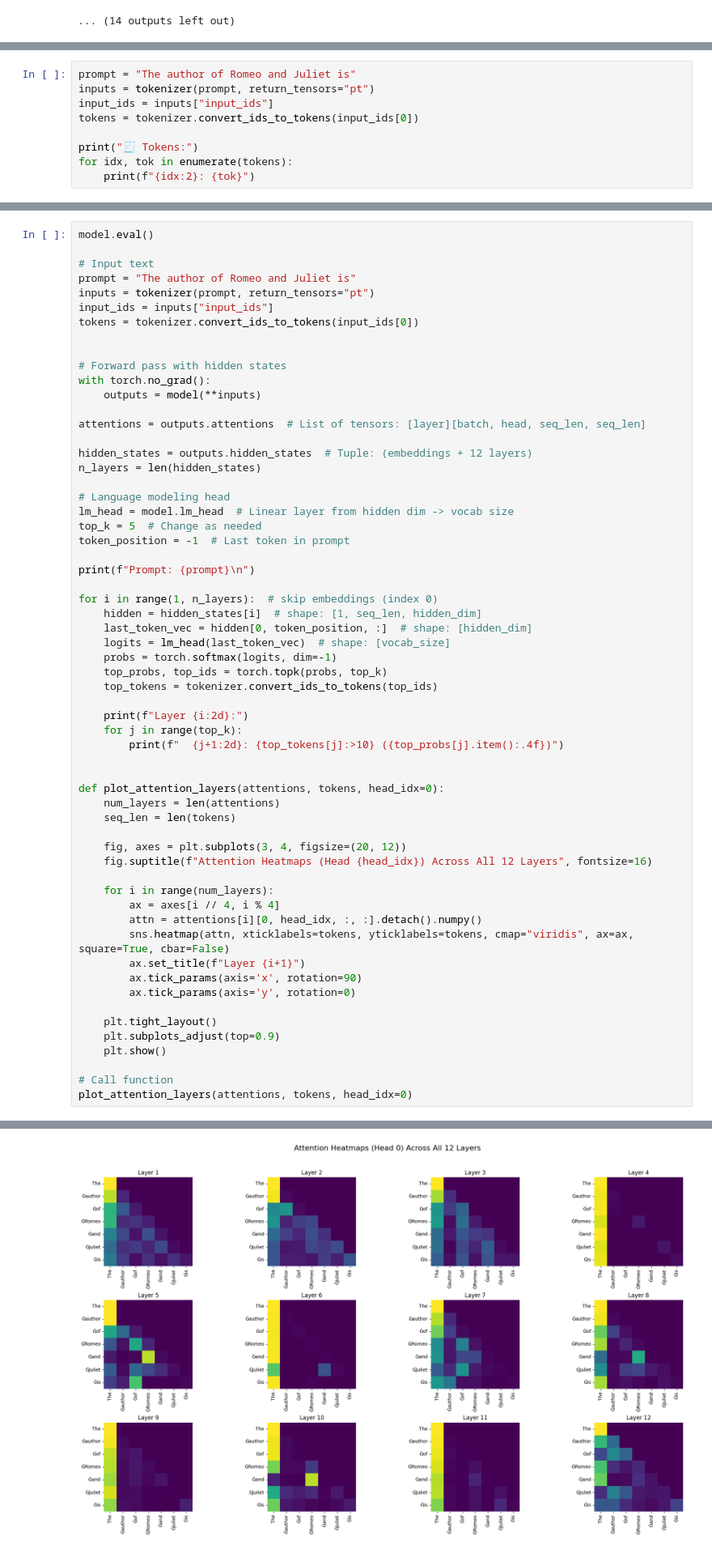
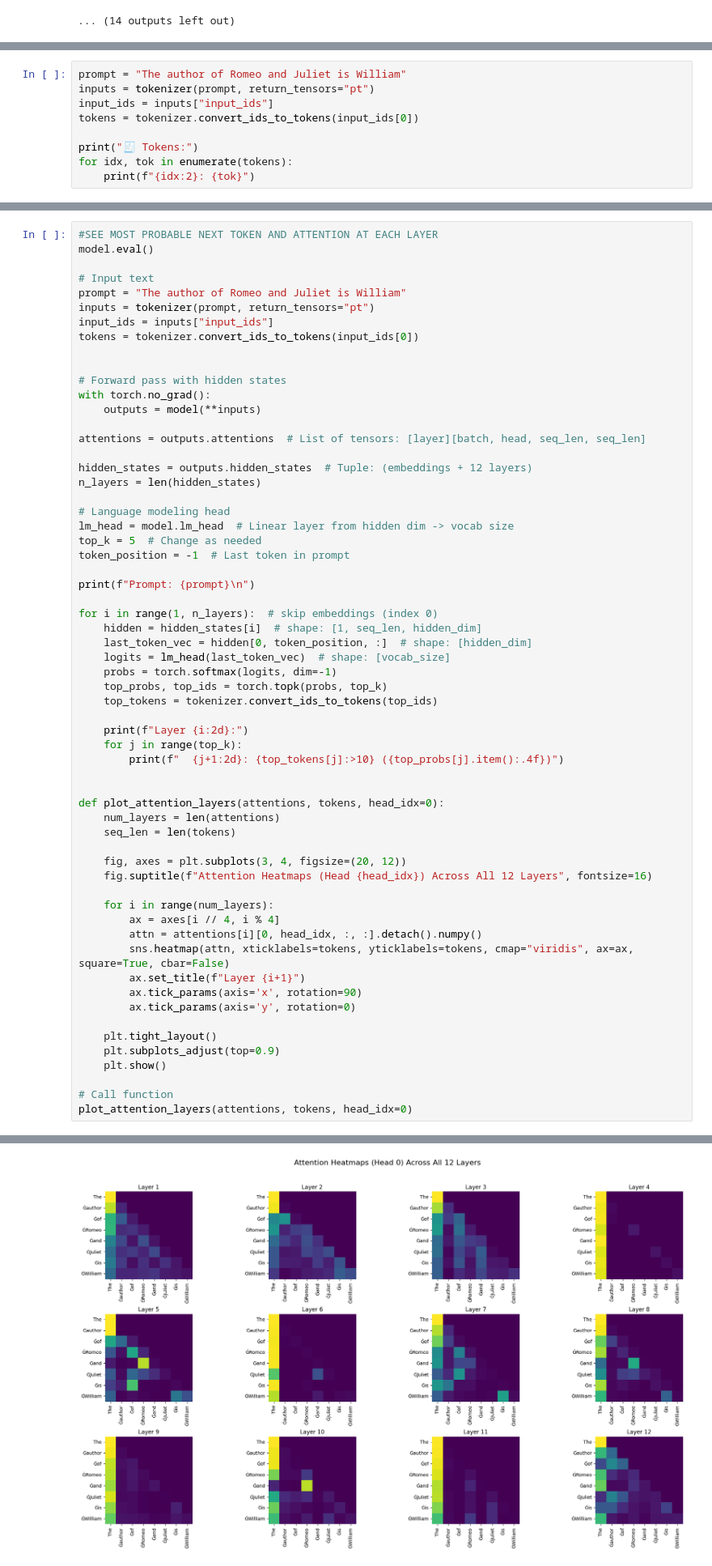
Before and after one commit to miriamzara/LCP_B_GPT2, a Jupyter notebook: prova_angela.ipynb, the cells around one changed output, grey strips where cells are left out. Shown: that part at 81% size. Saved outputs shown, nothing was run; the diff lists cells and outputs as text.

```diff
--- a/prova_angela.ipynb
+++ b/prova_angela.ipynb
@@ -290,7 +290,7 @@ prompts = {
 #        outputs = model(**inputs)
 #        # your embedding analysis here...
 # %%
-prompt = "The author of Romeo and Juliet is"
+prompt = "The author of Romeo and Juliet is William"
 inputs = tokenizer(prompt, return_tensors="pt")
 input_ids = inputs["input_ids"]
 tokens = tokenizer.convert_ids_to_tokens(input_ids[0])
@@ -362,8 +364,9 @@ plot_attention_matrix(attentions, tokens, layer=0, head=0)
 # %%
+#SEE MOST PROBABLE NEXT TOKEN AND ATTENTION AT EACH LAYER
 model.eval()
 
 # Input text
-prompt = "The author of Romeo and Juliet is"
+prompt = "The author of Romeo and Juliet is William"
 inputs = tokenizer(prompt, return_tensors="pt")
 input_ids = inputs["input_ids"]
 tokens = tokenizer.convert_ids_to_tokens(input_ids[0])
@@ -440 +443 @@ Layer  2:
-[figure, old version]
+[figure, new version]
```
Also changed, not shown: parts of 4 cells of this notebook.
